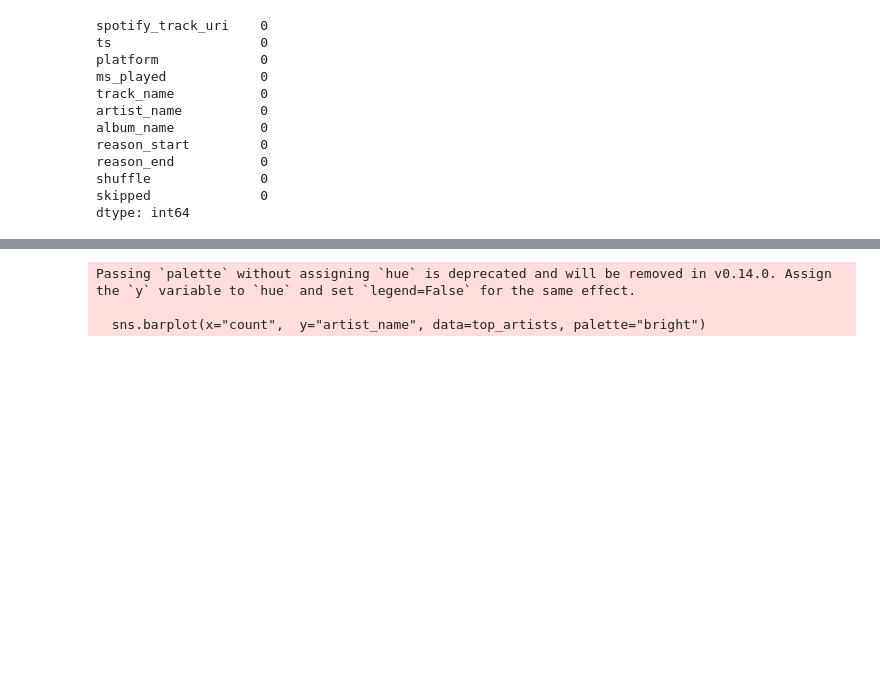
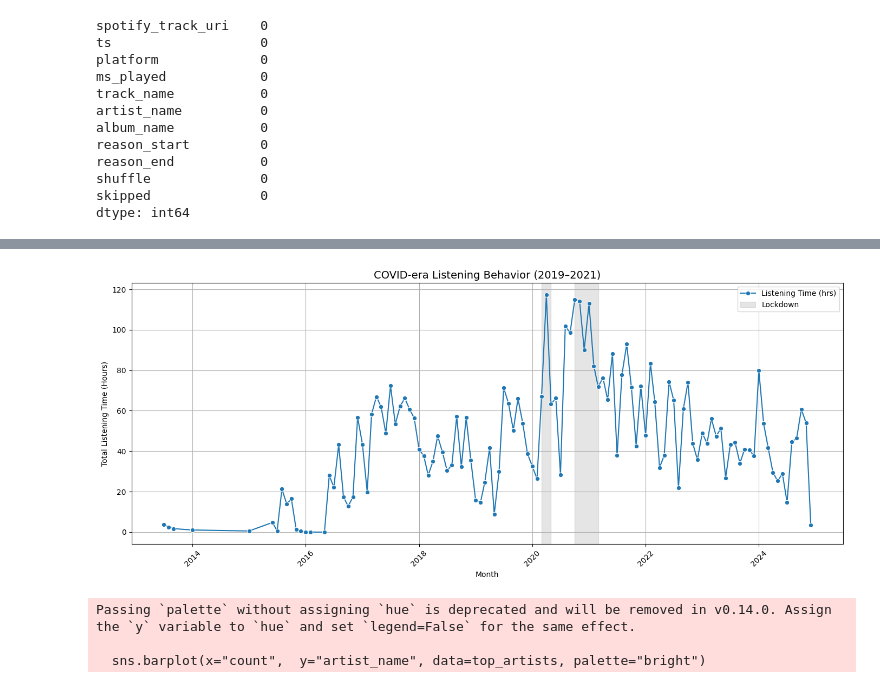
Before and after one commit to jp-asadon/spotify_analysis, a Jupyter notebook: notebook.ipynb, the cells around one changed output, grey strips where cells are left out. Cells and saved outputs as stored; diff of their text form; code cells hidden in the pictures; blank space fills up the shorter version.

```diff
--- a/notebook.ipynb
+++ b/notebook.ipynb
@@ -106 +172,37 @@ dtype: int64
+# %%
+# COVID-era Listening Changes: listening behavior per year with vertical bands for lockdown dates
+
+df['year_month'] = df['ts'].dt.to_period('M').dt.to_timestamp()
+
+monthly_trends = (
+    df.groupby('year_month')
+    .agg(total_ms_played=('ms_played', 'sum'),
+         total_plays=('spotify_track_uri', 'count'))
+    .reset_index()
+)
+
+monthly_trends['total_hours_played'] = monthly_trends['total_ms_played'] / (1000 * 60 * 60)
+
+plt.figure(figsize=(14, 6))
+sns.lineplot(data=monthly_trends, x='year_month', y='total_hours_played', marker='o', label='Listening Time (hrs)')
+
+lockdown_periods = [
+('2020-03', '2020-05'),
+('2020-10', '2021-03')
+]
+
+for start, end in lockdown_periods:
+    plt.axvspan(pd.to_datetime(start), pd.to_datetime(end), color='gray', alpha=0.2, label='Lockdown' if start == lockdown_periods[0][0] else "")
+
+plt.title('COVID-era Listening Behavior (2019–2021)', fontsize=14)
+plt.xlabel('Month')
+plt.ylabel('Total Listening Time (Hours)')
+plt.xticks(rotation=45)
+plt.grid(True)
+plt.legend()
+
+plt.tight_layout()
+plt.show()
+# %% [output]
+[figure, added]
 # %%
```
Also changed, not shown: parts of 5 cells of this notebook.
